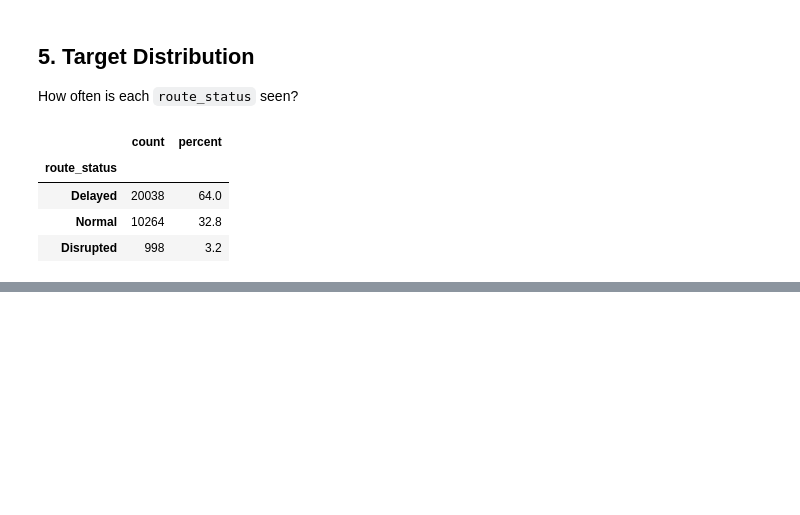
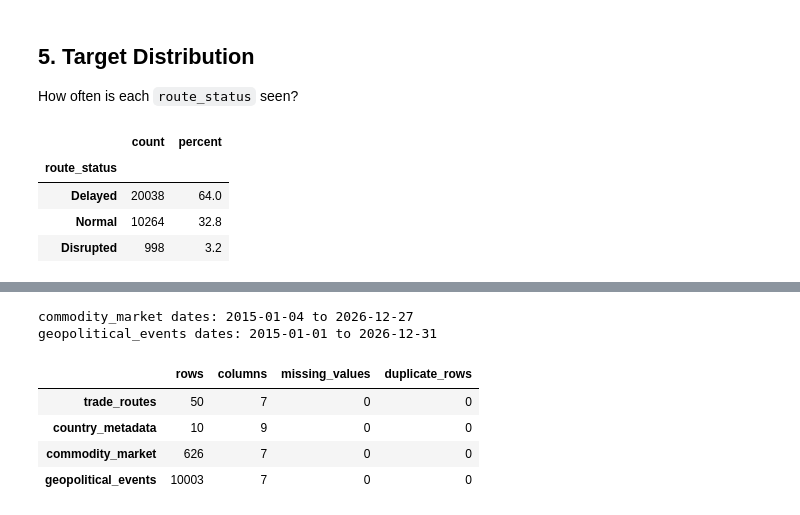
Before and after one commit to Break-Through-Tech/Accenture-2A-predict-the-supply-chain-disruptions, a Jupyter notebook: notebooks/data_preparation.ipynb, the cells around one changed output, grey strips where cells are left out. Drawn from its saved outputs; the diff is of its cells as text; code cells hidden in the pictures; blank space fills up the shorter version.

```diff
--- a/notebooks/data_preparation.ipynb
+++ b/notebooks/data_preparation.ipynb
@@ -78,0 +107,26 @@ pd.DataFrame({"count": route_status_counts, "percent": route_status_percent}).so
+# %%
+other_dfs = {
+    "trade_routes": trade_routes_df,
+    "country_metadata": country_metadata_df,
+    "commodity_market": commodity_market_df,
+    "geopolitical_events": geopolitical_events_df,
+}
+
+profile = pd.DataFrame({
+    "rows": {name: df.shape[0] for name, df in other_dfs.items()},
+    "columns": {name: df.shape[1] for name, df in other_dfs.items()},
+    "missing_values": {name: df.isna().sum().sum() for name, df in other_dfs.items()},
+    "duplicate_rows": {name: df.duplicated().sum() for name, df in other_dfs.items()},
+})
+
+print("commodity_market dates:", commodity_market_df["date"].min().date(), "to", commodity_market_df["date"].max().date())
+print("geopolitical_events dates:", geopolitical_events_df["date"].min().date(), "to", geopolitical_events_df["date"].max().date())
+profile
+# %% [output]
+commodity_market dates: 2015-01-04 to 2026-12-27
+geopolitical_events dates: 2015-01-01 to 2026-12-31
+|  | rows | columns | missing_values | duplicate_rows |
+| trade_routes | 50 | 7 | 0 | 0 |
+| country_metadata | 10 | 9 | 0 | 0 |
+| commodity_market | 626 | 7 | 0 | 0 |
+| geopolitical_events | 10003 | 7 | 0 | 0 |
```
Also changed, not shown: parts of 36 cells of this notebook.
